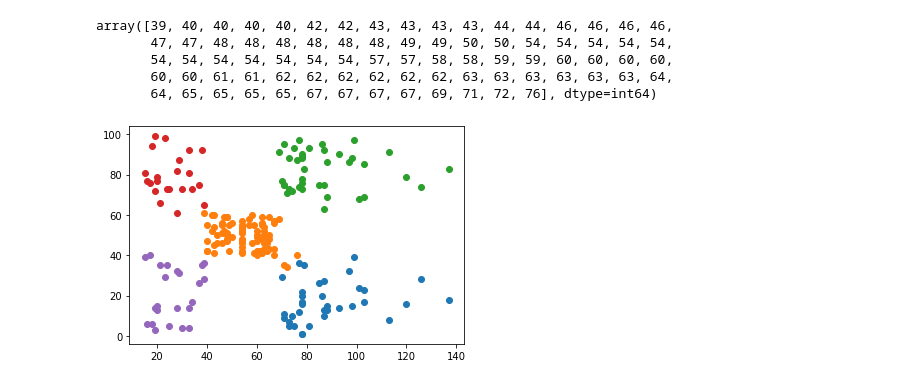
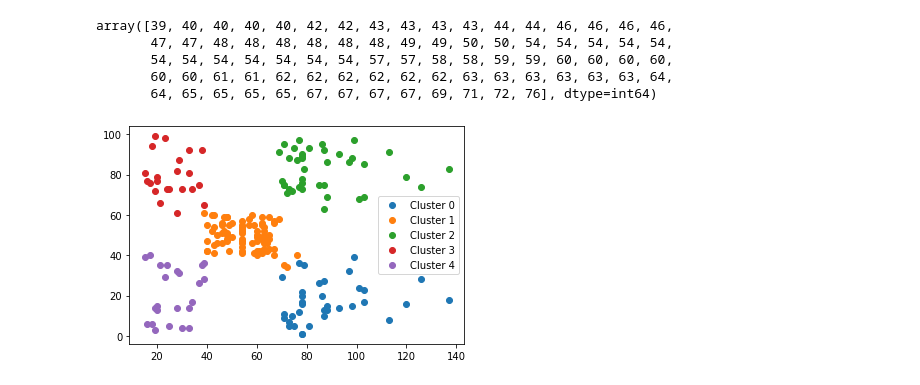
Before and after one commit to Aazeeb/SG, a Jupyter notebook: 02 May KMeans Clustering.ipynb, the cells around one changed output. Cells and saved outputs as stored; diff of their text form; code cells hidden in the pictures.

```diff
--- a/02 May KMeans Clustering.ipynb
+++ b/02 May KMeans Clustering.ipynb
@@ -173,13 +173,14 @@ array([39, 40, 40, 40, 40, 42, 42, 43, 43, 43, 43, 44, 44, 46, 46, 46, 46,
        60, 60, 61, 61, 62, 62, 62, 62, 62, 62, 63, 63, 63, 63, 63, 63, 64,
        64, 65, 65, 65, 65, 67, 67, 67, 67, 69, 71, 72, 76], dtype=int64)
 # %%
-plt.scatter(x[y==0,0],x[y==0,1])
-plt.scatter(x[y==1,0],x[y==1,1])
-plt.scatter(x[y==2,0],x[y==2,1])
-plt.scatter(x[y==3,0],x[y==3,1])
-plt.scatter(x[y==4,0],x[y==4,1])
+plt.scatter(x[y==0,0],x[y==0,1],label="Cluster 0")
+plt.scatter(x[y==1,0],x[y==1,1],label="Cluster 1")
+plt.scatter(x[y==2,0],x[y==2,1],label="Cluster 2")
+plt.scatter(x[y==3,0],x[y==3,1],label="Cluster 3")
+plt.scatter(x[y==4,0],x[y==4,1],label="Cluster 4")
+plt.legend()
 # for i in range(5):
-#     plt.scatter(plt.scatter(x[y==i,0],x[y==i,1]))
+#   plt.scatter(x[y==i,0],x[y==i,1])
 plt.show()
 # %% [output]
-[figure, old version]
+[figure, new version]
```
Also changed, not shown: parts of 4 cells of this notebook, 1 other file.
